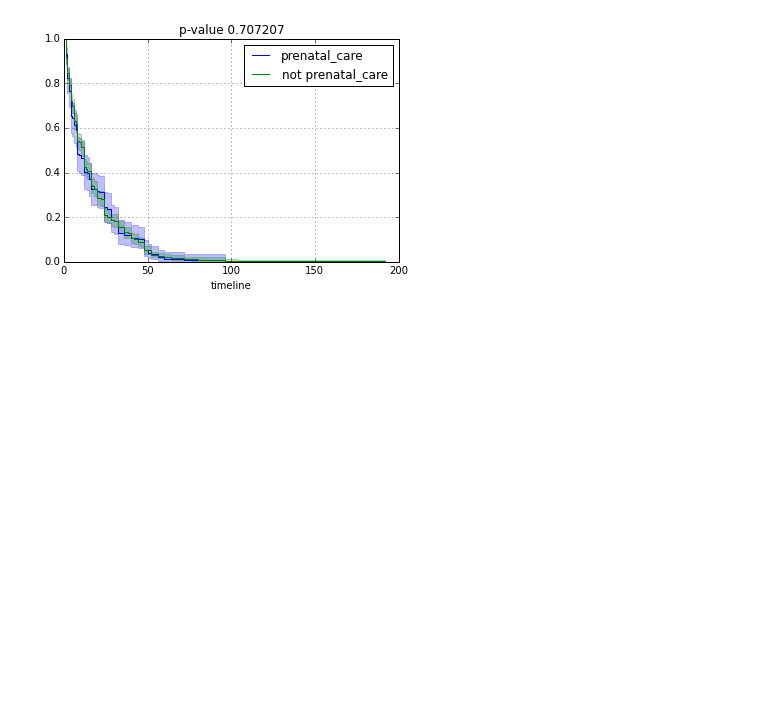
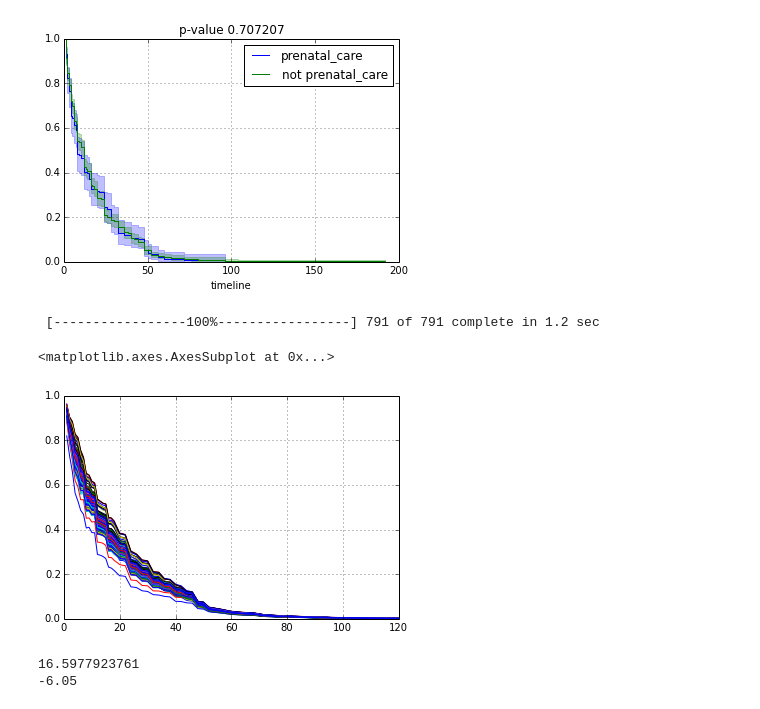
Before and after one commit to eamartin/nlsy_bf, a Jupyter notebook: NLSY Breast Feeding Duration Analysis.ipynb, the cells around one changed output. Drawn from its saved outputs; the diff is of its cells as text; code cells hidden in the pictures; blank space fills up the shorter version.

```diff
--- a/NLSY Breast Feeding Duration Analysis.ipynb
+++ b/NLSY Breast Feeding Duration Analysis.ipynb
@@ -176,3 +180,25 @@ for s in ['poverty', 'smoking', 'alcohol', 'prenatal_care']:
 [figure]
 [figure]
 [figure]
+# %%
+outlier = max(train_set['duration'])
+stripped_set = train_set[train_set.duration != outlier];
+# %%
+aaf = ll.AalenAdditiveFitter(penalizer=1000)
+aaf.fit(stripped_set, duration_col='duration', event_col='done_feeding')
+aaf.predict_survival_function(test_factors).plot(legend=False)
+# %% [output]
+ [-----------------100%-----------------] 791 of 791 complete in 1.2 sec
+<matplotlib.axes.AxesSubplot at 0x...>
+[figure, added]
+# %%
+reordered_test_set = test_set.reset_index()
+test_factors = test_set[test_set.columns[2:]].astype(int)
+ev_errors = aaf.predict_expectation(test_factors) - reordered_test_set.duration
+median_errors = aaf.predict_median(test_factors) - reordered_test_set.duration
+
+print sum(ev_errors) / len(ev_errors)
+print sum(median_errors) / len(median_errors)
+# %% [output]
+16.5977923761
+-6.05
```
Also changed, not shown: parts of 6 cells of this notebook.
